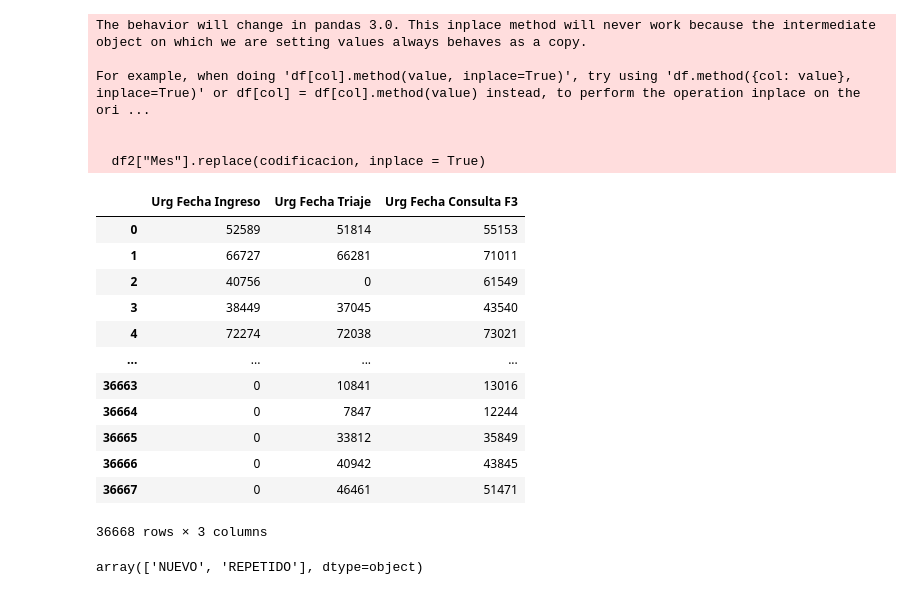
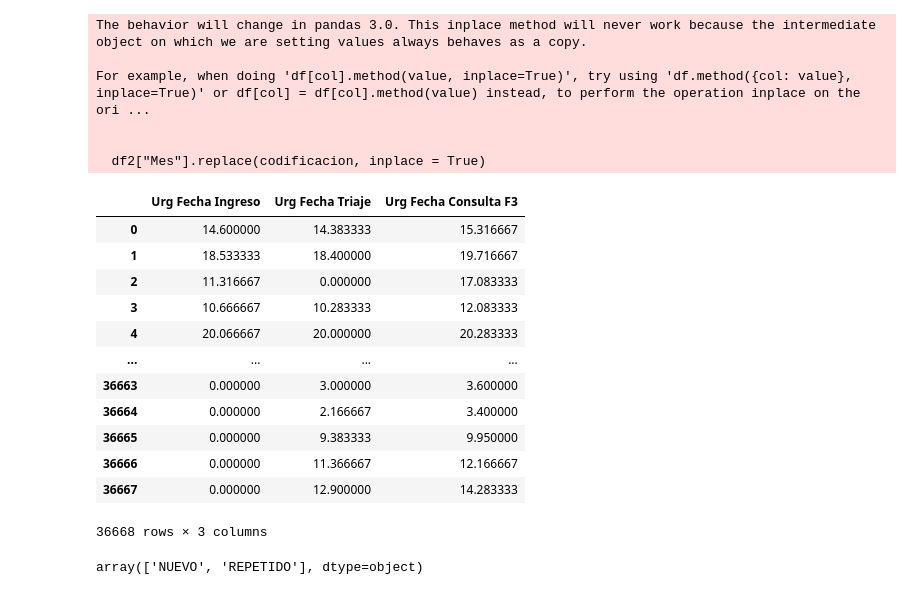
Before and after one commit to AndresBanquezBio/BDUrgencias, a Jupyter notebook: NoteBook/modelos.ipynb, the cells around one changed output. Cells and saved outputs as stored; diff of their text form; code cells hidden in the pictures.

```diff
--- a/NoteBook/modelos.ipynb
+++ b/NoteBook/modelos.ipynb
@@ -126,28 +126,28 @@ For example, when doing 'df[col].method(value, inplace=True)', try using 'df.met
 # %%
 confecha = ["Urg Fecha Ingreso", 'Urg Fecha Triaje', 'Urg Fecha Consulta F3']
 def todoASegundos(datetaim):
     try:
         datetaim = datetaim[11:19].split(':')
-        segundos = int(datetaim[0])*3600+int(datetaim[1])*60+int(datetaim[2])
-        return segundos
+        horas = int(datetaim[0])+int(datetaim[1])/60
+        return horas
     except TypeError:
         return 0
 
 df2[confecha] = df2[confecha].applymap(todoASegundos)
 df2[confecha]
 # %% [output]
 |  | Urg Fecha Ingreso | Urg Fecha Triaje | Urg Fecha Consulta F3 |
-| 0 | 52589 | 51814 | 55153 |
-| 1 | 66727 | 66281 | 71011 |
-| 2 | 40756 | 0 | 61549 |
-| 3 | 38449 | 37045 | 43540 |
-| 4 | 72274 | 72038 | 73021 |
+| 0 | 14.600000 | 14.383333 | 15.316667 |
+| 1 | 18.533333 | 18.400000 | 19.716667 |
+| 2 | 11.316667 | 0.000000 | 17.083333 |
+| 3 | 10.666667 | 10.283333 | 12.083333 |
+| 4 | 20.066667 | 20.000000 | 20.283333 |
 | ... | ... | ... | ... |
-| 36663 | 0 | 10841 | 13016 |
-| 36664 | 0 | 7847 | 12244 |
-| 36665 | 0 | 33812 | 35849 |
-| 36666 | 0 | 40942 | 43845 |
-| 36667 | 0 | 46461 | 51471 |
+| 36663 | 0.000000 | 3.000000 | 3.600000 |
+| 36664 | 0.000000 | 2.166667 | 3.400000 |
+| 36665 | 0.000000 | 9.383333 | 9.950000 |
+| 36666 | 0.000000 | 11.366667 | 12.166667 |
+| 36667 | 0.000000 | 12.900000 | 14.283333 |
 36668 rows × 3 columns
 # %%
 df["Dx Principal Tipo "].unique()
```
Also changed, not shown: parts of 12 cells of this notebook, 2 other files.
